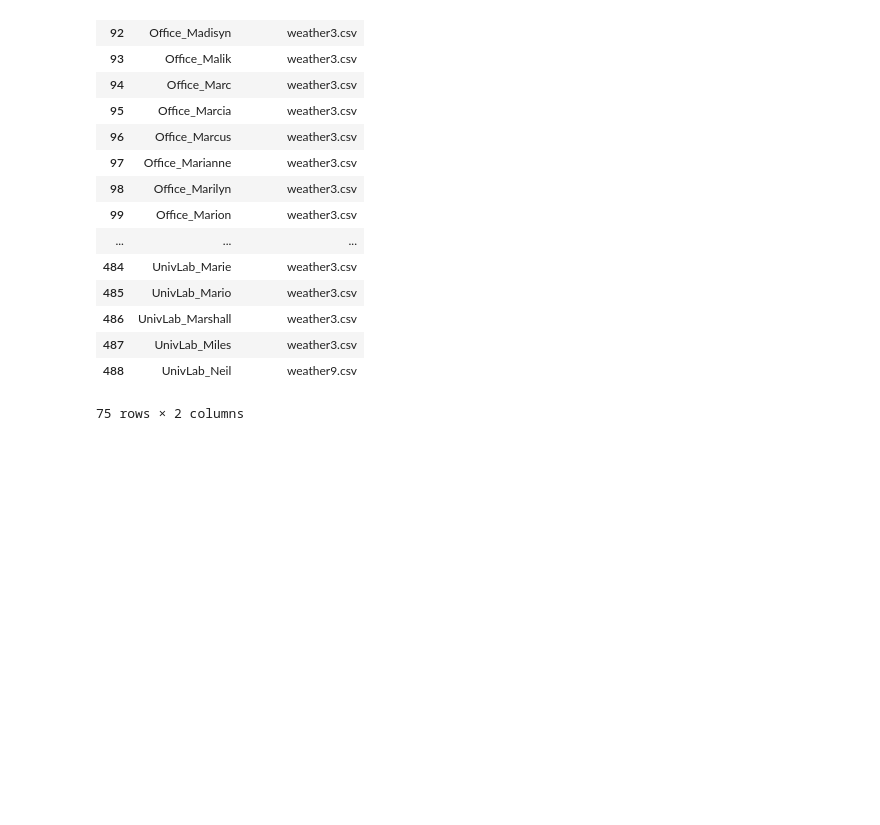
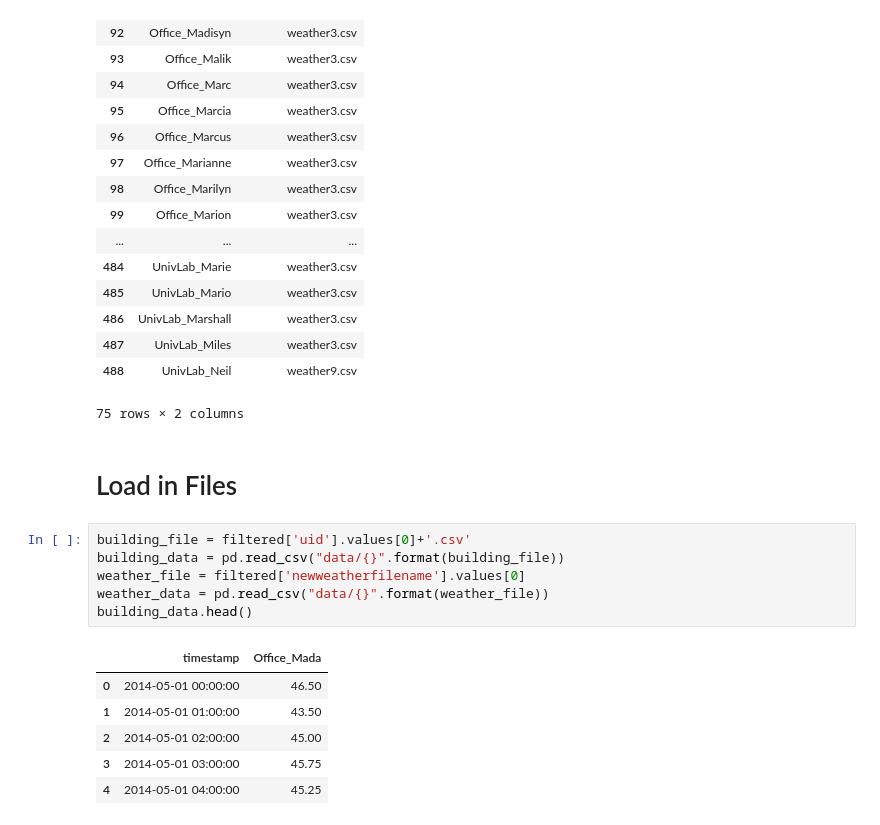
Before and after one commit to daanishrasheed/predict_electricity_consumption, a Jupyter notebook: predict_electricity.ipynb, the cells around one changed output. Cells and saved outputs as stored; diff of their text form; blank space fills up the shorter version.

```diff
--- a/predict_electricity.ipynb
+++ b/predict_electricity.ipynb
@@ -59,3 +61,18 @@ filtered[['uid', 'newweatherfilename']]
 | 487 | UnivLab_Miles | weather3.csv |
 | 488 | UnivLab_Neil | weather9.csv |
 75 rows × 2 columns
+# %% [markdown]
+# Load in Files
+# %%
+building_file = filtered['uid'].values[0]+'.csv'
+building_data = pd.read_csv("data/{}".format(building_file))
+weather_file = filtered['newweatherfilename'].values[0]
+weather_data = pd.read_csv("data/{}".format(weather_file))
+building_data.head()
+# %% [output]
+|  | timestamp | Office_Mada |
+| 0 | 2014-05-01 00:00:00 | 46.50 |
+| 1 | 2014-05-01 01:00:00 | 43.50 |
+| 2 | 2014-05-01 02:00:00 | 45.00 |
+| 3 | 2014-05-01 03:00:00 | 45.75 |
+| 4 | 2014-05-01 04:00:00 | 45.25 |
```
Also changed, not shown: parts of 13 cells of this notebook.
